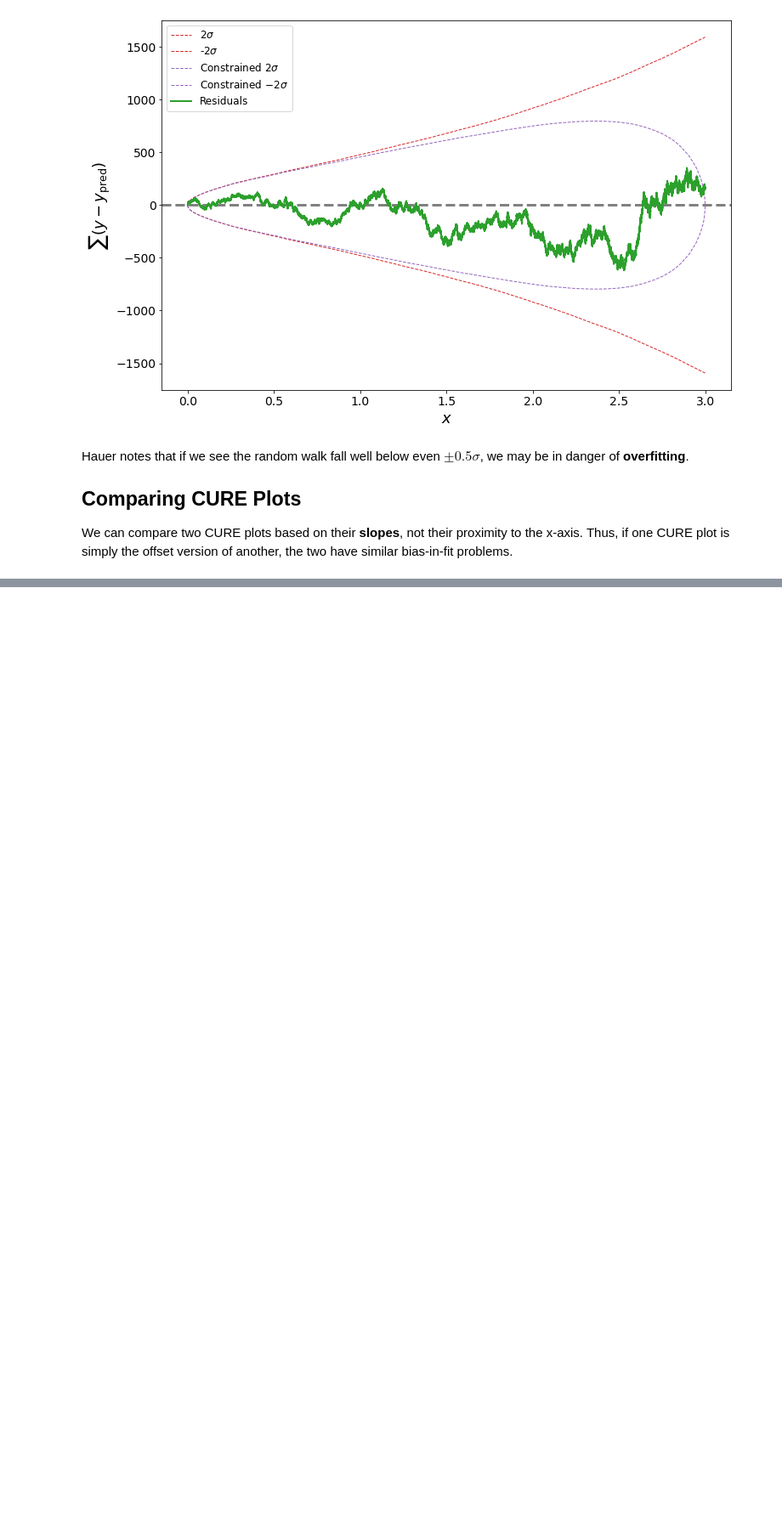
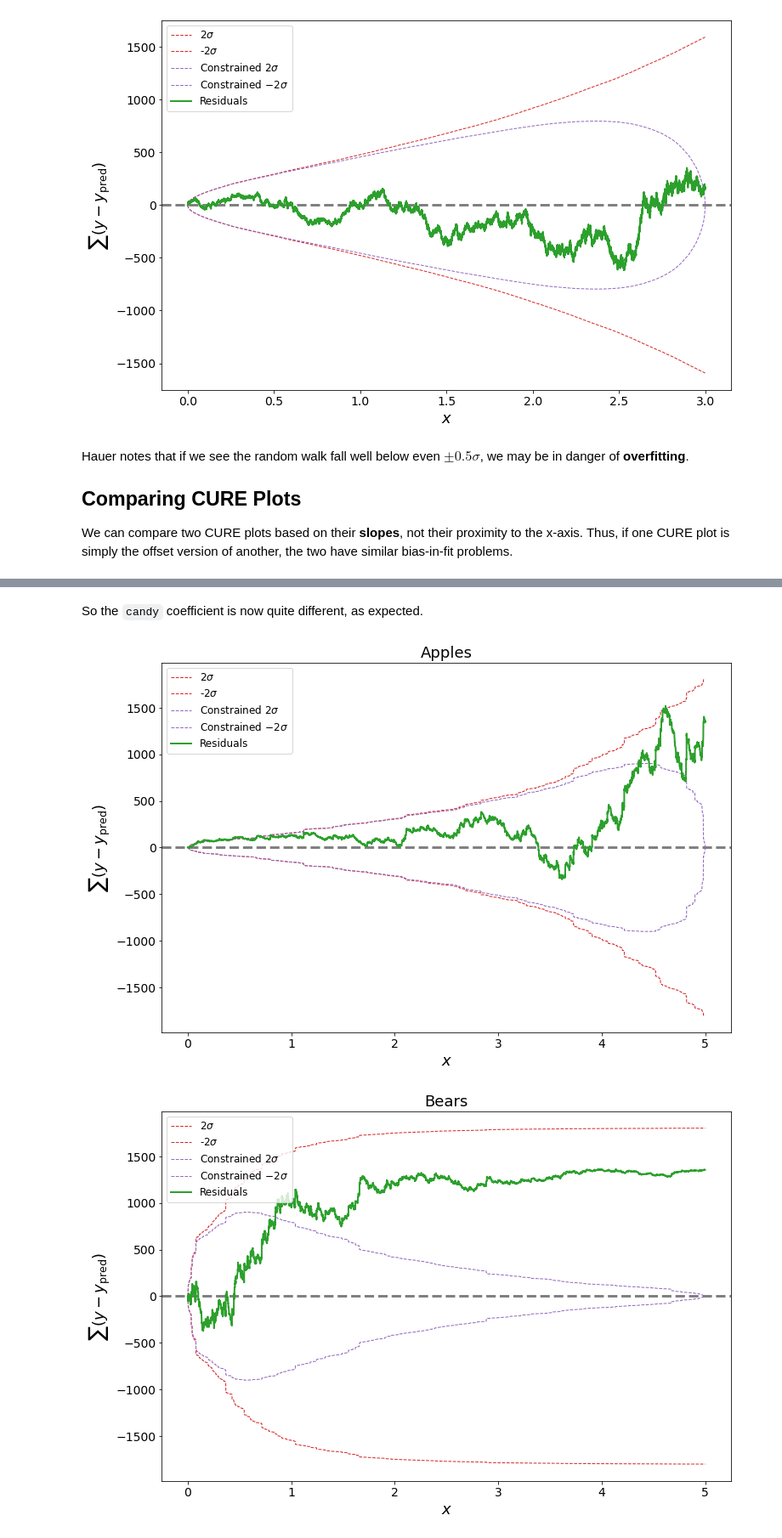
Before and after one commit to cczhu/data_drabble, a Jupyter notebook: statistics/Art of Regression for Road Safety/Chapter 7 - Which Fit is Fitter.ipynb, the cells around one changed output, grey strips where cells are left out. Shown at 85% size. Saved outputs shown, nothing was run; the diff lists cells and outputs as text; code cells hidden in the pictures; blank space fills up the shorter version.

```diff
--- a/statistics/Art of Regression for Road Safety/Chapter 7 - Which Fit is Fitter.ipynb
+++ b/statistics/Art of Regression for Road Safety/Chapter 7 - Which Fit is Fitter.ipynb
@@ -275,0 +357,12 @@ We can compare two CURE plots based on their **slopes**, not their proximity to
+# %%
+df_fit = df_exog.copy()
+df_fit['candy'] = df_exog['candy']**2.
+# %%
+lambda_expected = np.exp(df_fit.dot(var_fit['beta']) + const)
+gamma_draws = np.random.gamma(1. / alpha, alpha, size=n_obs)
+endog = np.random.poisson(lam=(lambda_expected * gamma_draws))
+
+model = sm.NegativeBinomial(
+    endog=endog, exog=sm.add_constant(df_exog))
+results = model.fit(maxiter=100, disp=False)
+resid = endog - results.predict()
@@ -275,0 +386,9 @@ We can compare two CURE plots based on their **slopes**, not their proximity to
+# %% [markdown]
+So the `candy` coefficient is now quite different, as expected.
+# %%
+make_cureplot(get_cureplot_data(df_exog['apples'], resid), title="Apples")
+make_cureplot(get_cureplot_data(df_exog['bears'], resid), title="Bears")
+make_cureplot(get_cureplot_data(df_exog['candy'], resid), title="Candy")
+# %% [output]
+[figure, added]
+[figure, added]
```
Also changed, not shown: parts of 28 cells of this notebook.
